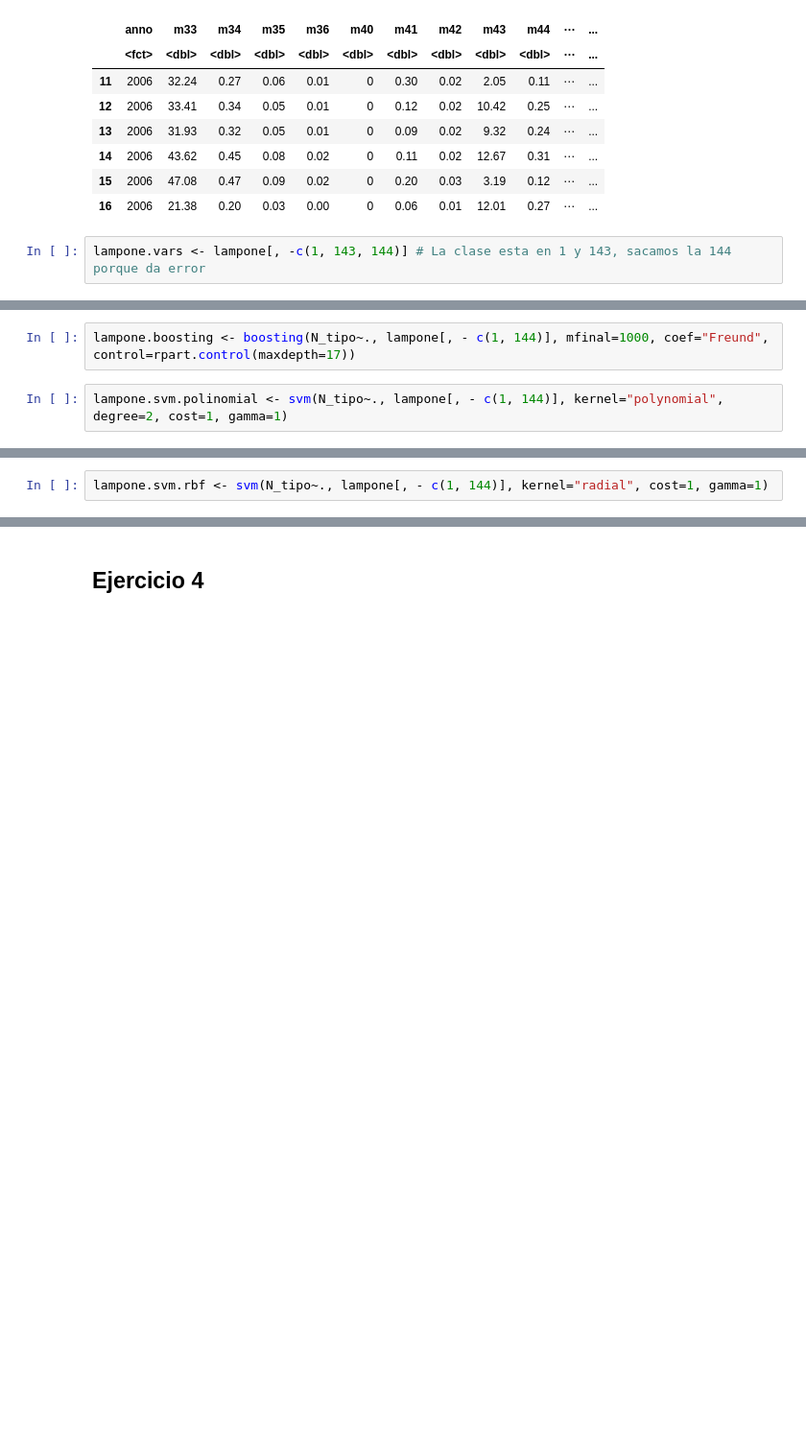
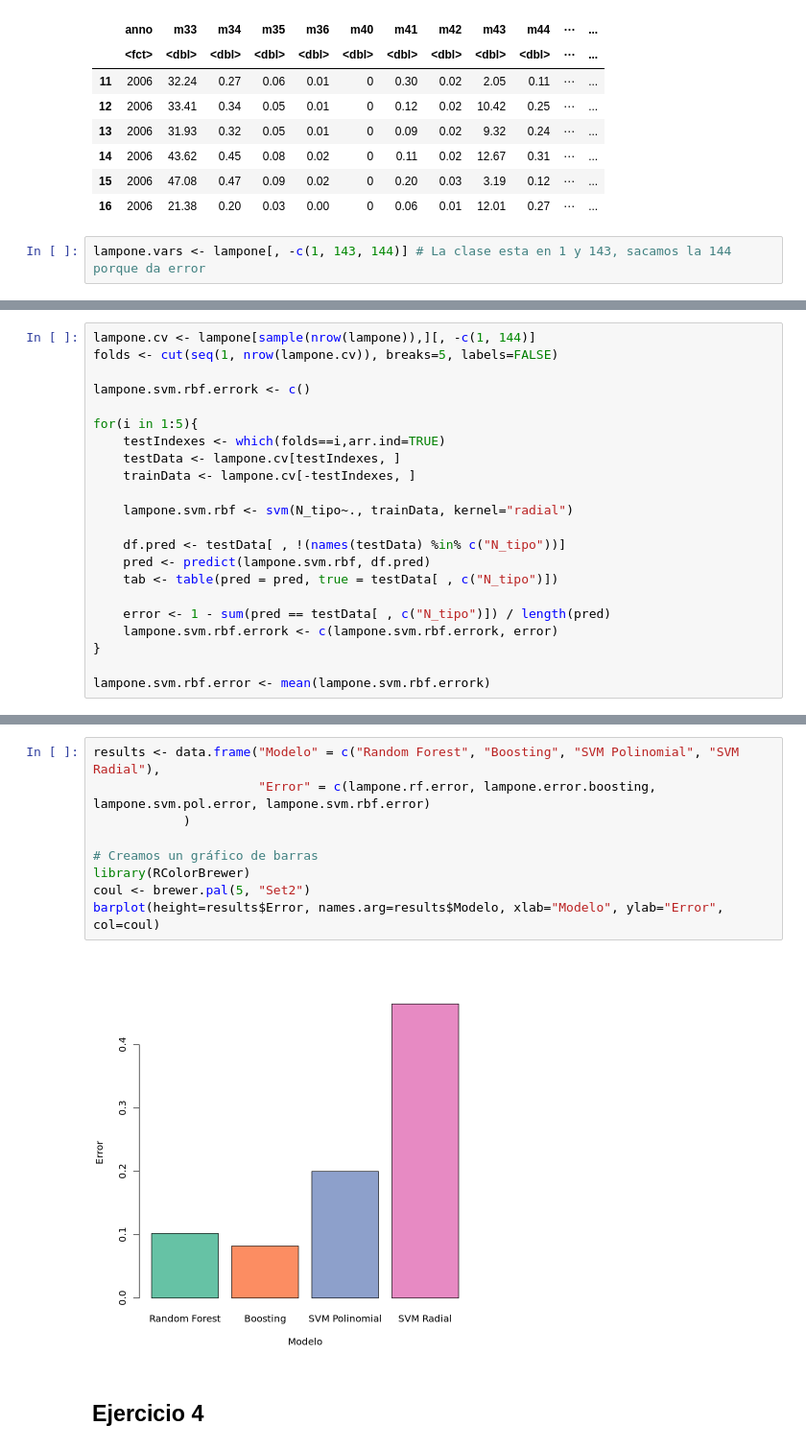
Before and after one commit to natimellino/mineria-de-datos, a Jupyter notebook: TP4.ipynb, the cells around one changed output, grey strips where cells are left out. Shown at 96% size. Cells and saved outputs as stored; diff of their text form; blank space fills up the shorter version.

```diff
--- a/TP4.ipynb
+++ b/TP4.ipynb
@@ -138,4 +136,0 @@ lampone.rf$err.rate[1000]
-# %%
-lampone.boosting <- boosting(N_tipo~., lampone[, - c(1, 144)], mfinal=1000, coef="Freund", control=rpart.control(maxdepth=17))
-# %%
-lampone.svm.polinomial <- svm(N_tipo~., lampone[, - c(1, 144)], kernel="polynomial", degree=2, cost=1, gamma=1)
@@ -145,2 +136,0 @@ Warning message in svm.default(x, y, scale = scale, ..., na.action = na.action):
-# %%
-lampone.svm.rbf <- svm(N_tipo~., lampone[, - c(1, 144)], kernel="radial", cost=1, gamma=1)
@@ -149,0 +195,22 @@ Warning message in svm.default(x, y, scale = scale, ..., na.action = na.action):
+# %%
+lampone.cv <- lampone[sample(nrow(lampone)),][, -c(1, 144)]
+folds <- cut(seq(1, nrow(lampone.cv)), breaks=5, labels=FALSE)
+
+lampone.svm.rbf.errork <- c()
+
+for(i in 1:5){
+    testIndexes <- which(folds==i,arr.ind=TRUE)
+    testData <- lampone.cv[testIndexes, ]
+    trainData <- lampone.cv[-testIndexes, ]
+
+    lampone.svm.rbf <- svm(N_tipo~., trainData, kernel="radial")
+
+    df.pred <- testData[ , !(names(testData) %in% c("N_tipo"))]
+    pred <- predict(lampone.svm.rbf, df.pred)
+    tab <- table(pred = pred, true = testData[ , c("N_tipo")])
+
+    error <- 1 - sum(pred == testData[ , c("N_tipo")]) / length(pred)
+    lampone.svm.rbf.errork <- c(lampone.svm.rbf.errork, error)
+}
+
+lampone.svm.rbf.error <- mean(lampone.svm.rbf.errork)
@@ -150,2 +228,13 @@ Warning message in svm.default(x, y, scale = scale, ..., na.action = na.action):
+# %%
+results <- data.frame("Modelo" = c("Random Forest", "Boosting", "SVM Polinomial", "SVM Radial"),
+                      "Error" = c(lampone.rf.error, lampone.error.boosting, lampone.svm.pol.error, lampone.svm.rbf.error)
+            )
+
+# Creamos un gráfico de barras
+library(RColorBrewer)
+coul <- brewer.pal(5, "Set2")
+barplot(height=results$Error, names.arg=results$Modelo, xlab="Modelo", ylab="Error", col=coul)
+# %% [output]
+[figure, added]
 # %% [markdown]
 ## Ejercicio 4
```
Also changed, not shown: parts of 12 cells of this notebook.
